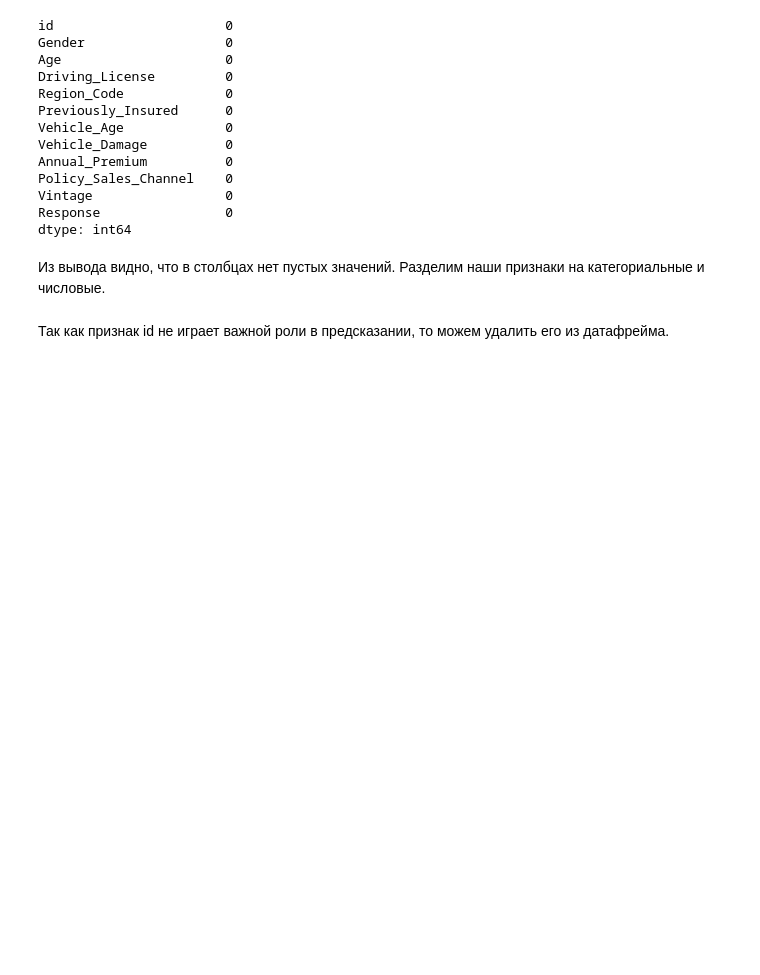
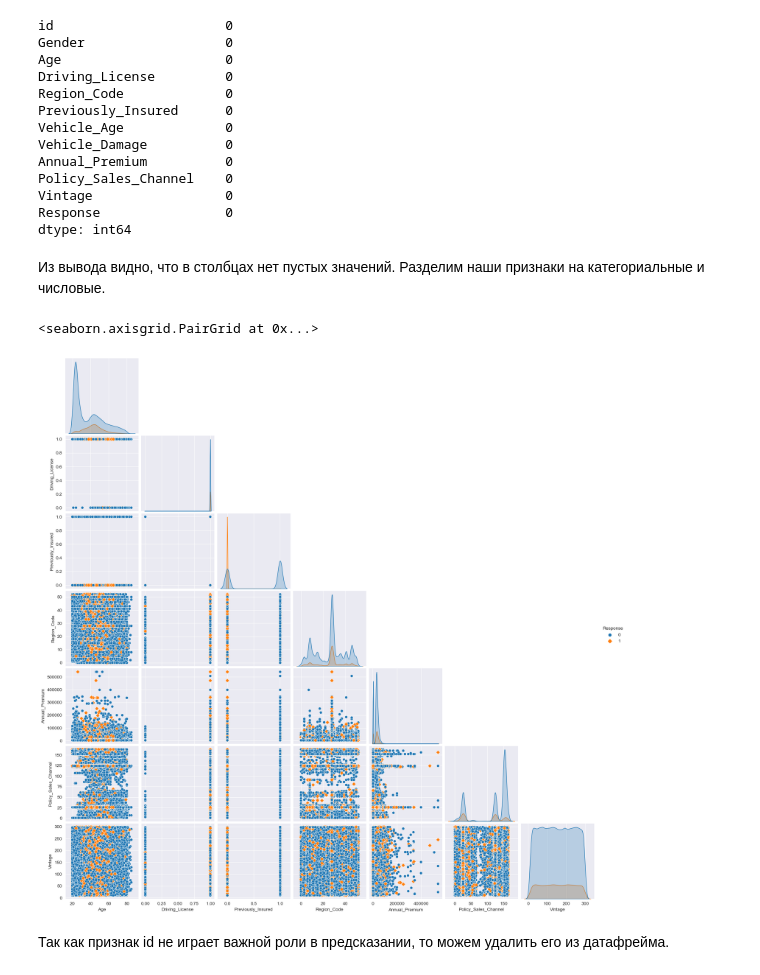
Before and after one commit to Nitrolacs/data_analysis_2_lab, a Jupyter notebook: notebooks/lab_2.ipynb, the cells around one changed output. Cells and saved outputs as stored; diff of their text form; code cells hidden in the pictures; blank space fills up the shorter version.

```diff
--- a/notebooks/lab_2.ipynb
+++ b/notebooks/lab_2.ipynb
@@ -98,6 +86,11 @@ dataframe_categorical = ["Gender", "Vehicle_Age", "Vehicle_Damage"]
 dataframe_numerical = ["Age", "Driving_License", "Previously_Insured", "Region_Code", "Annual_Premium", "Policy_Sales_Channel", "Vintage"]
 dataframe_all = dataframe_numerical + dataframe_categorical
 result_column = "Response"
+# %%
+sns.pairplot(dataframe_train[dataframe_all + [result_column]], hue=result_column, corner=True, markers=["o", "D"]) # 1000 - 2000. Для всей работы 10000-20000 метод сэмплирование sample
+# %% [output]
+<seaborn.axisgrid.PairGrid at 0x...>
+[figure, added]
 # %% [markdown]
 Так как признак id не играет важной роли в предсказании, то можем удалить его из датафрейма.
 # %%
```
Also changed, not shown: parts of 22 cells of this notebook, 2 other files.
